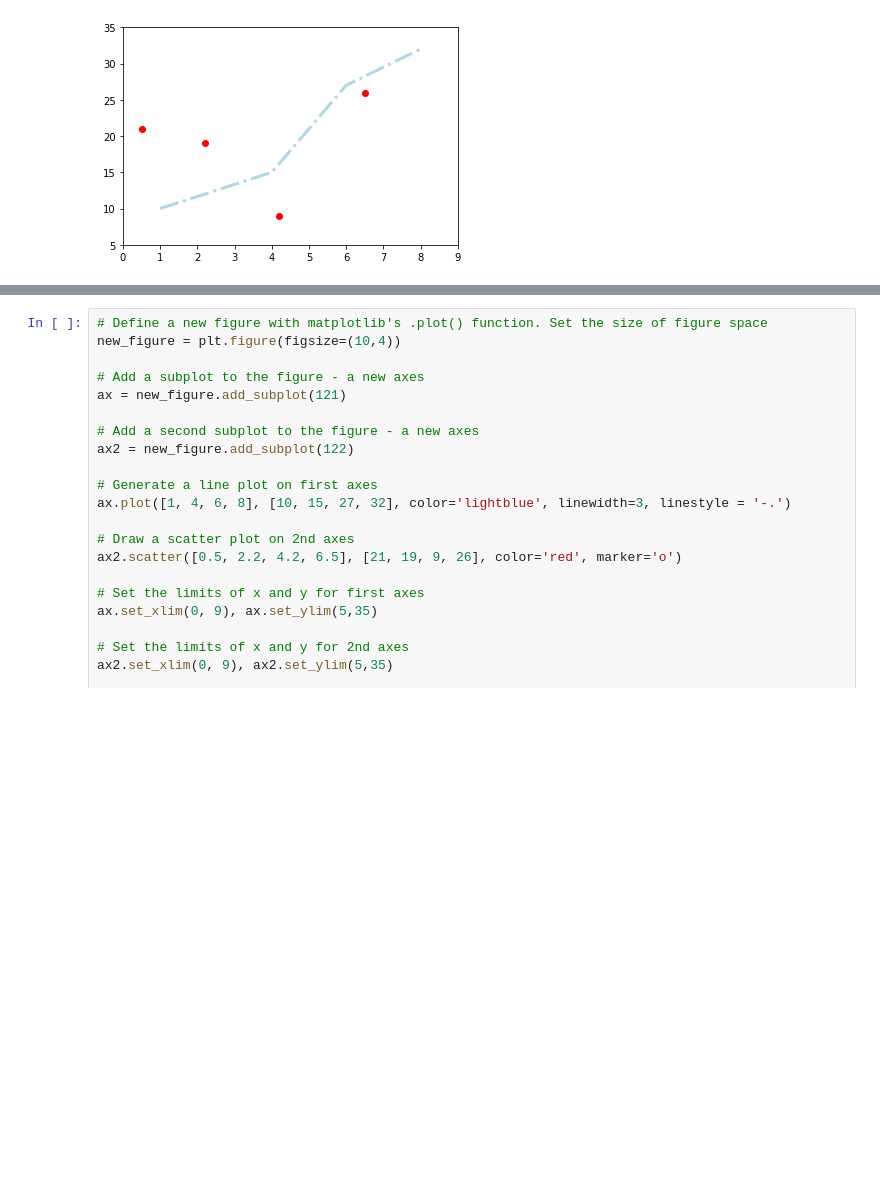
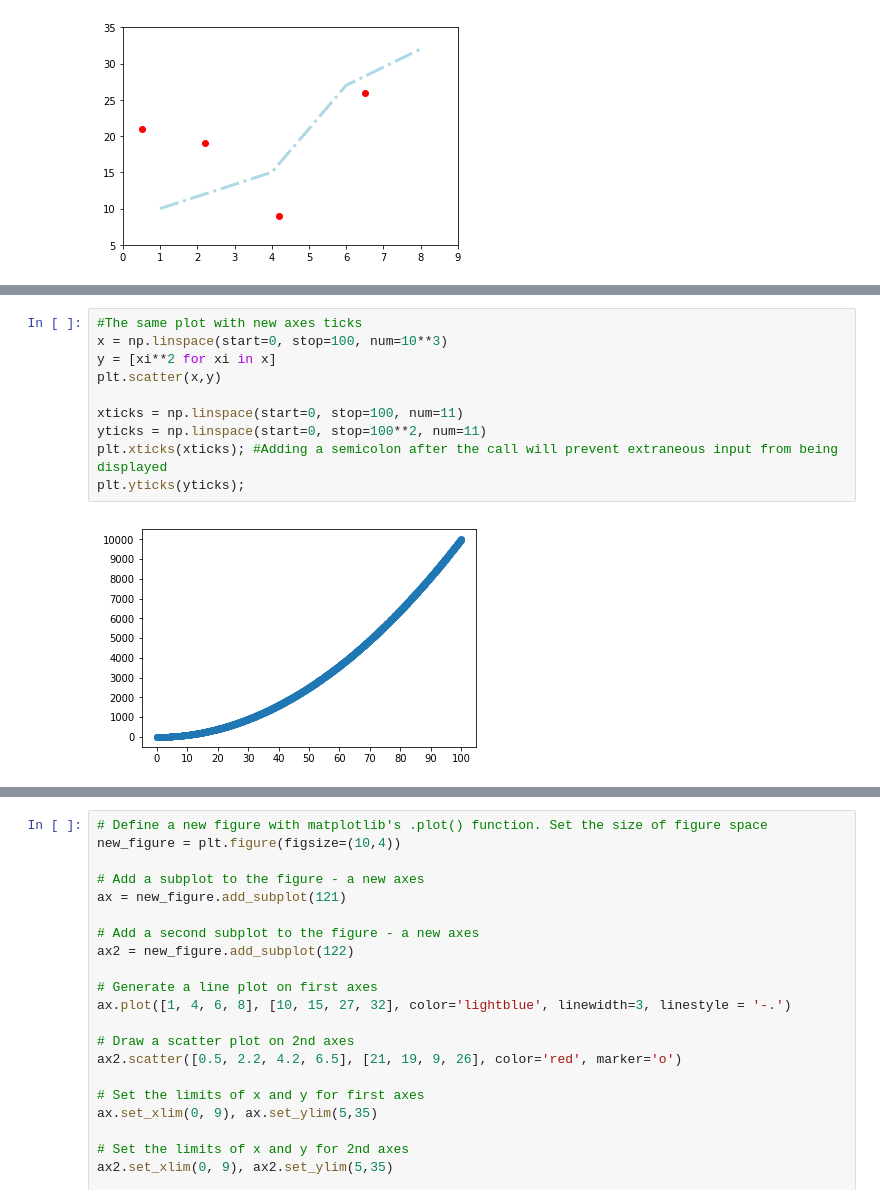
Before and after one commit to learn-co-curriculum/dsc-more-practice-with-matplotlib, a Jupyter notebook: index.ipynb, the cells around one changed output, grey strips where cells are left out. Cells and saved outputs as stored; diff of their text form; blank space fills up the shorter version.

Commit message:
adding notes on plt.xticks/plt.yticks for axes. Also updating voice.

```diff
--- a/index.ipynb
+++ b/index.ipynb
@@ -132,0 +145,12 @@ plt.show()
+# %%
+#The same plot with new axes ticks
+x = np.linspace(start=0, stop=100, num=10**3)
+y = [xi**2 for xi in x]
+plt.scatter(x,y)
+
+xticks = np.linspace(start=0, stop=100, num=11)
+yticks = np.linspace(start=0, stop=100**2, num=11)
+plt.xticks(xticks); #Adding a semicolon after the call will prevent extraneous input from being displayed
+plt.yticks(yticks);
+# %% [output]
+[figure, added]
```
Also changed, not shown: parts of 9 cells of this notebook, 11 other files.
